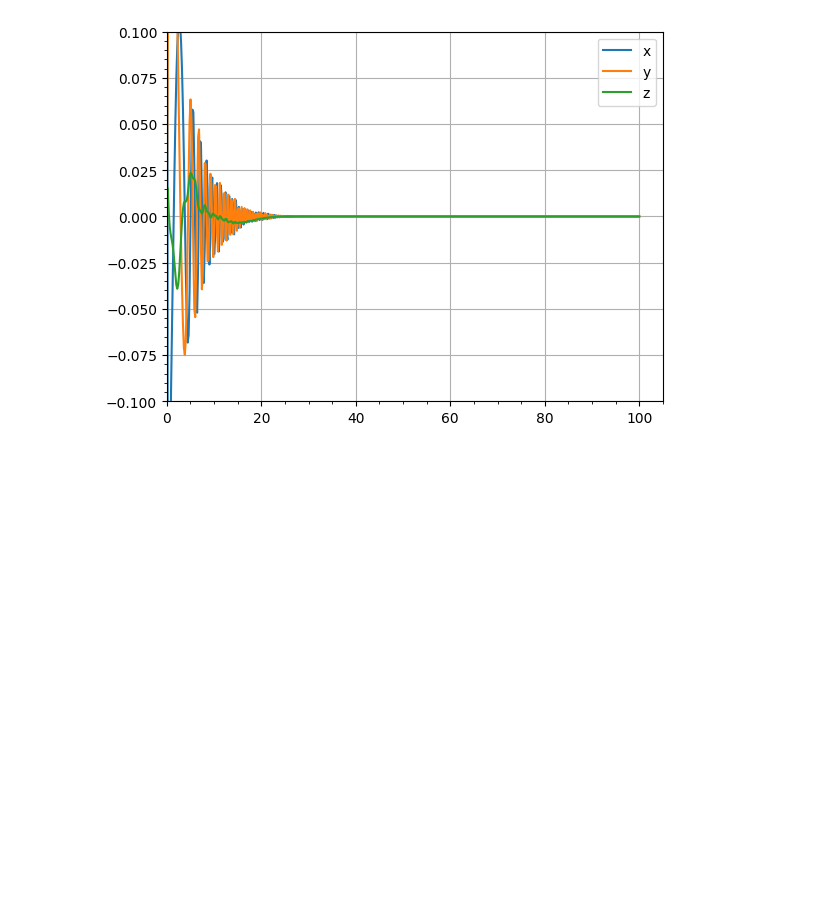
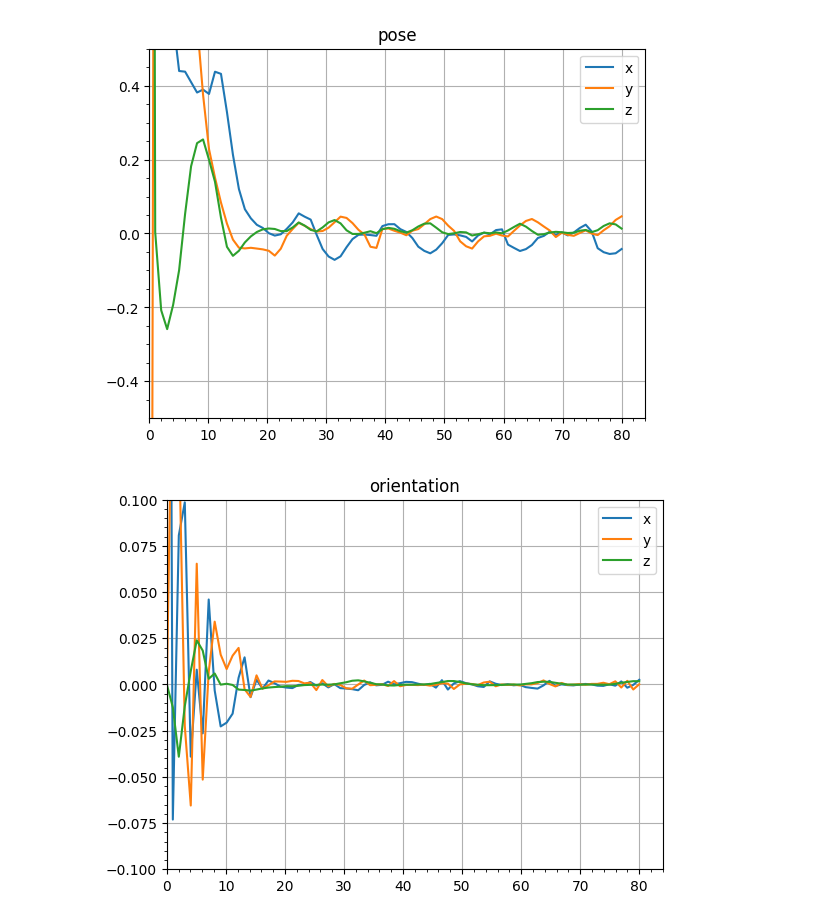
Before and after one commit to Annika-wyt/annika, a Jupyter notebook: ricatti_scipy_solver.ipynb, the cells around one changed output. Saved outputs shown, nothing was run; the diff lists cells and outputs as text; code cells hidden in the pictures; blank space fills up the shorter version.

Commit message:
update ricatti_scipy_solver.py plots for noisy measurement

```diff
--- a/ricatti_scipy_solver.ipynb
+++ b/ricatti_scipy_solver.ipynb
@@ -184,0 +253,14 @@ initial_state = np.concatenate((Rot.flatten(), Rot_hat.flatten(), p_bar_hat.flat
+# %%
+def function_noisy_C(input_R, input_R_hat, input_p, input_z):
+    for landmark_idx in range(l):
+        # S(R_hat.T x z)
+        #TODO: remember to change the R_0 and p_0 below for gerenal
+        first = function_Pi(function_noisy_d(function_d(input_R, input_p, np.transpose(input_z[landmark_idx]))))
+        second = function_S(np.matmul(np.transpose(input_R_hat), np.transpose(input_z[landmark_idx])))
+        final = -np.matmul(first, second)
+        C_landmark = np.hstack((final, first))
+        if landmark_idx == 0:
+            output_C = C_landmark
+        else:
+            output_C = np.vstack((output_C, C_landmark))
+    return output_C
@@ -197,22 +375,42 @@ sol_P_ricatti = solution[:,21:]
 # %%
 from copy import deepcopy
 from scipy.spatial.transform import Rotation as ScipyRot
+import matplotlib.pyplot as plt
+
+figure = plt.subplot()
+
+plot_est_p = []
+plot_act_p = []
+for t, rotation, p_bar_hat in zip(sol_noisy.t, sol_noisy_est_R, sol_noisy_est_p_bar):
+    p = np.array([2.5+2.5*np.cos(0.4*t), 2.5*np.sin(0.4*t), 10])
+    p_temp = np.matmul(np.linalg.inv(np.transpose(np.array(rotation).reshape((3,3)))), p_bar_hat)
+    plot_est_p.append(p_temp)
+    plot_act_p.append(p)
+
+plt.plot(sol_noisy.t, np.array(plot_act_p)-np.array(plot_est_p), label=["x", "y", "z"])
+plt.xlim(0)
+plt.ylim(-0.5, 0.5)
+plt.legend(loc="upper right")
+plt.title("pose")
+plt.grid()
+plt.minorticks_on()
+plt.show()
+
 plot_err_lambda_bar = []
-for idx, (t, est_rotation, rotation) in enumerate(zip(sol.t, sol_est_R, sol_R)):
+for idx, (t, est_rotation, rotation) in enumerate(zip(sol_noisy.t, sol_noisy_est_R, sol_noisy_R)):
     err = np.matmul(np.linalg.inv(np.array(est_rotation).reshape((3,3))), np.array(rotation).reshape((3,3)))
     err = ScipyRot.from_matrix(err)
     err = err.as_quat().tolist()
     plot_err_lambda_bar.append(err)
 
-import matplotlib.pyplot as plt
-figure = plt.subplot()
-
-plt.plot(sol.t, np.array(plot_err_lambda_bar)[:,0:3], label=["x", "y", "z"])
+plt.plot(sol_noisy.t, np.array(plot_err_lambda_bar)[:,0:3], label=["x", "y", "z"])
 plt.xlim(0)
 plt.ylim(-0.1, 0.1)
 plt.legend(loc="upper right")
+plt.title("orientation")
 plt.grid()
 plt.minorticks_on()
 plt.show()
 # %% [output]
-[figure, old version]
+[figure, new version]
+[figure, added]
```
Also changed, not shown: parts of 9 cells of this notebook.
